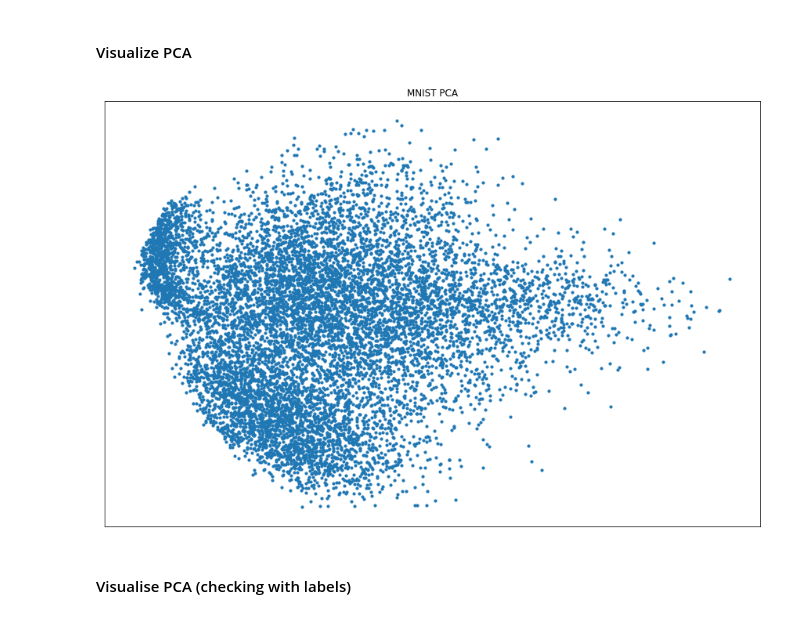
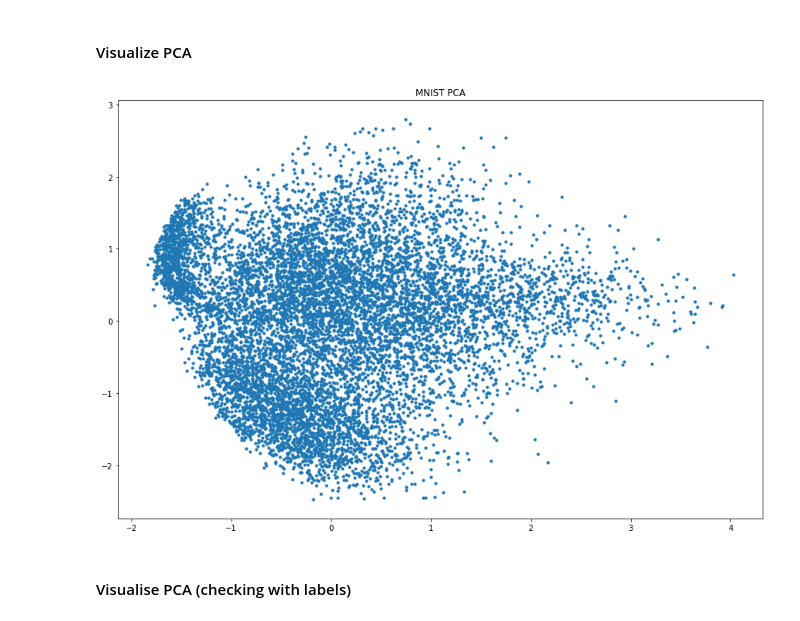
Before and after one commit to KxSystems/mlnotebooks, a Jupyter notebook: notebooks/04 Dimensionality Reduction.ipynb, the cells around one changed output. Drawn from its saved outputs; the diff is of its cells as text; code cells hidden in the pictures.

```diff
--- a/notebooks/04 Dimensionality Reduction.ipynb
+++ b/notebooks/04 Dimensionality Reduction.ipynb
@@ -101,17 +103,17 @@ Shape: 10000 x 2
 # %%
 subplots:plt[`:subplots][]
 
 fig:subplots[@;0]
 fig[`:set_figheight]10;
 fig[`:set_figwidth]15;
 
 axarr:subplots[@;1]
 axarr[`:set_title]"MNIST PCA";
 axarr[`:scatter][resPCA[;0];resPCA[;1];`s pykw 10];
-plt[;*;()]each`:xticks`:yticks;
+plt[;;()]each`:xticks`:yticks;
 plt[`:show][];
 # %% [output]
-[figure, old version]
+[figure, new version]
 # %% [markdown]
 #### Visualise PCA (checking with labels)
 # %%
```
Also changed, not shown: parts of 6 cells of this notebook, 15 other files.
